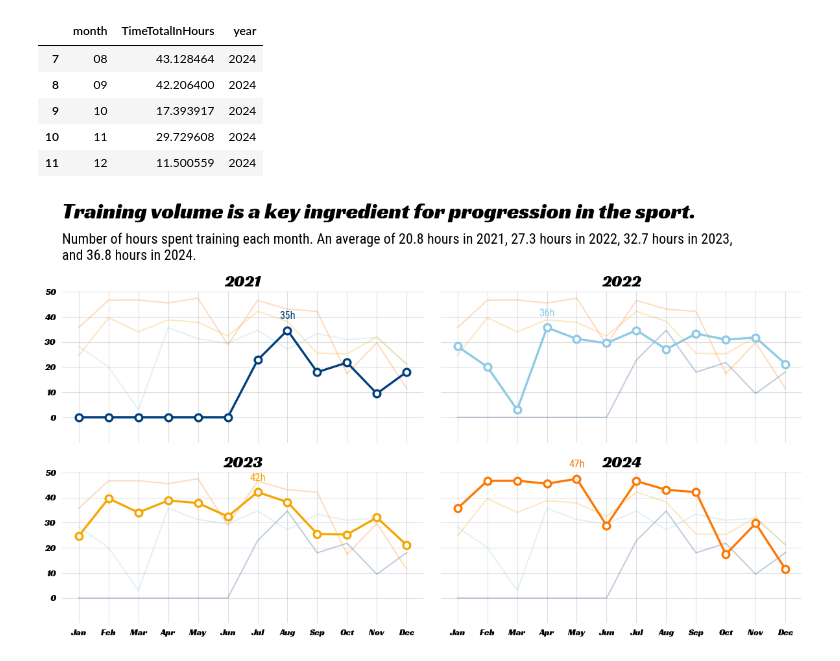
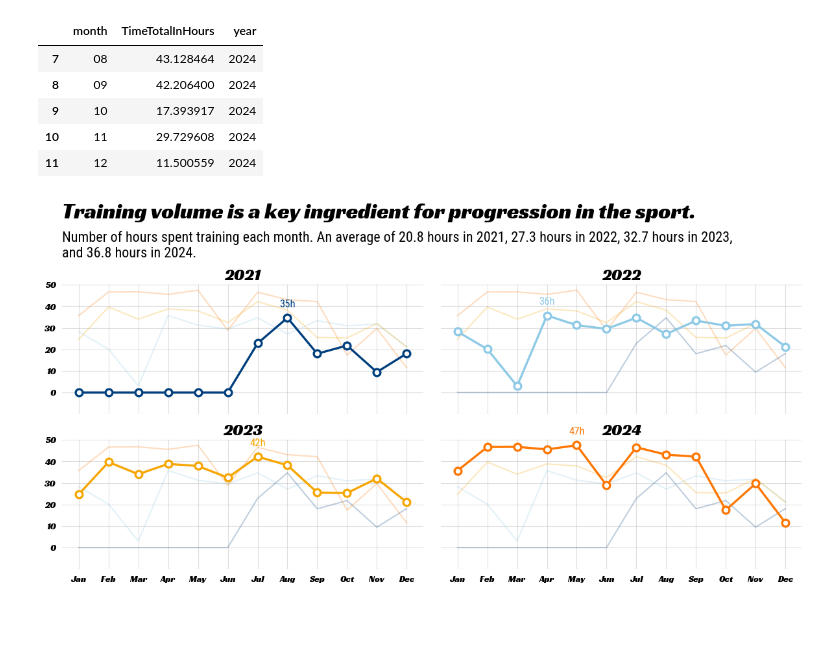
Before and after one commit to NotDachun/trainingpeaks-rewind, a Jupyter notebook: notebooks/multi_lineplot.ipynb, the cells around one changed output. Saved outputs shown, nothing was run; the diff lists cells and outputs as text; code cells hidden in the pictures; blank space fills up the shorter version.

```diff
--- a/notebooks/multi_lineplot.ipynb
+++ b/notebooks/multi_lineplot.ipynb
@@ -114,36 +114,36 @@ def plot_year(year_hl, df_months, ax):
     ax.set_title(year_hl, fontproperties=title_font, fontsize=18)
 
 
-fig, axes = plt.subplots(2, 2, sharex=True, sharey=True, figsize=(12, 7))
+fig, axes = plt.subplots(2, 2, sharex=True, sharey=True, figsize=(12, 6))
 for idx, (ax, year) in enumerate(zip(axes.ravel(), years)):
     plot_year(year, df_months, ax)
 
 fig.subplots_adjust(wspace=0.05, left=0.025, right=0.975, bottom=0.09, top=0.82)
 fig.suptitle(
     "Training volume is a key ingredient for progression in the sport.",
     x=0.025,
-    y=1.015,
+    y=1.03,
     fontsize=24,
     horizontalalignment="left",
     fontproperties=title_font
 )
 
 avg_2021 = df_months[(df_months['TimeTotalInHours'] > 0) & (df_months['year'] == 2021)]['TimeTotalInHours'].mean()
 avg_2022 = df_months[(df_months['TimeTotalInHours'] > 0) & (df_months['year'] == 2022)]['TimeTotalInHours'].mean()
 avg_2023 = df_months[(df_months['TimeTotalInHours'] > 0) & (df_months['year'] == 2023)]['TimeTotalInHours'].mean()
 avg_2024 = df_months[(df_months['TimeTotalInHours'] > 0) & (df_months['year'] == 2024)]['TimeTotalInHours'].mean()
 
 fig.text(
     x=0.025,
-    y=0.95,
+    y=0.96,
     s=f"Number of hours spent training each month. An average of {avg_2021:.1f} hours in 2021, {avg_2022:.1f} hours in 2022, {avg_2023:.1f} hours in 2023, \nand {avg_2024:.1f} hours in 2024.",
     fontsize=16,
     verticalalignment="top",
     horizontalalignment="left",
     fontproperties=body_font
 )
 
 plt.savefig('../figures/multi_lineplot.png', dpi=500, bbox_inches='tight')
 plt.show()
 # %% [output]
-[figure, old version]
+[figure, new version]
```
Also changed, not shown: 8 other files.
